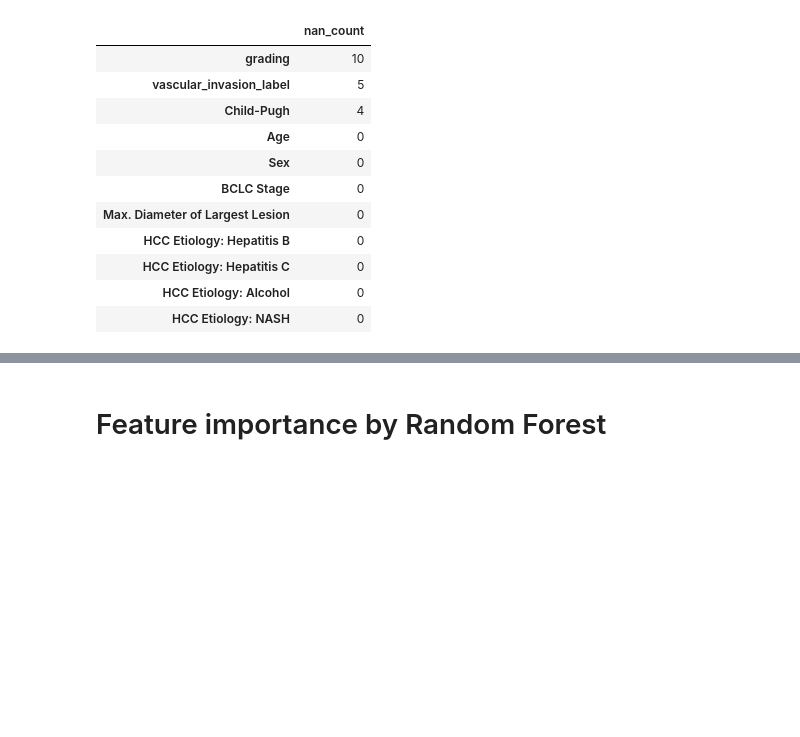
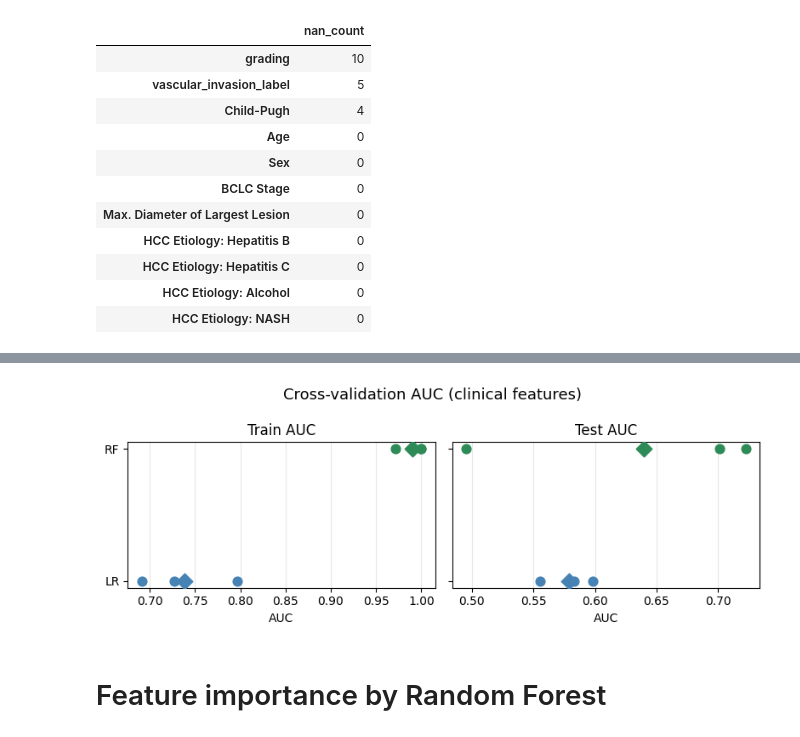
Before and after one commit to chihuangliu/hcc-multimodal, a Jupyter notebook: notebooks/baselines/pure_clinical_baseline.ipynb, the cells around one changed output, grey strips where cells are left out. Cells and saved outputs as stored; diff of their text form; code cells hidden in the pictures; blank space fills up the shorter version.

```diff
--- a/notebooks/baselines/pure_clinical_baseline.ipynb
+++ b/notebooks/baselines/pure_clinical_baseline.ipynb
@@ -147,0 +89,14 @@ plt.show()
+# %%
+y_col = "OS_central_event"
+X = data[list(x_columns.keys())]
+y = data[y_col]
+
+cv_results, fold_df = run_cv_experiment(
+    X,
+    y,
+    x_columns,
+    label="Clinical → OS_central_event",
+    param_grids=PARAM_GRIDS,
+)
+print(fold_df[["model", "fold", "best_params"]].to_string(index=False))
+cv_results
@@ -148,3 +115,7 @@ plt.show()
+# %%
+plot_cv_results(fold_df, title="Cross-validation AUC (clinical features)")
+# %% [output]
+[figure, added]
 # %% [markdown]
 # Feature importance by Random Forest
 # %%
```
Also changed, not shown: parts of 9 cells of this notebook, 6 other files.
